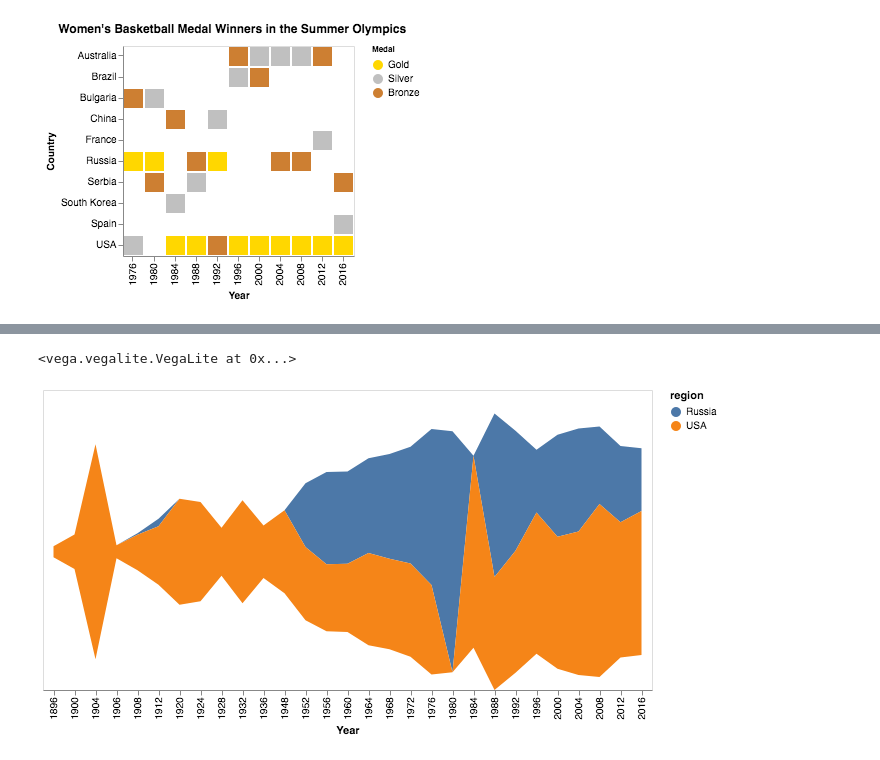
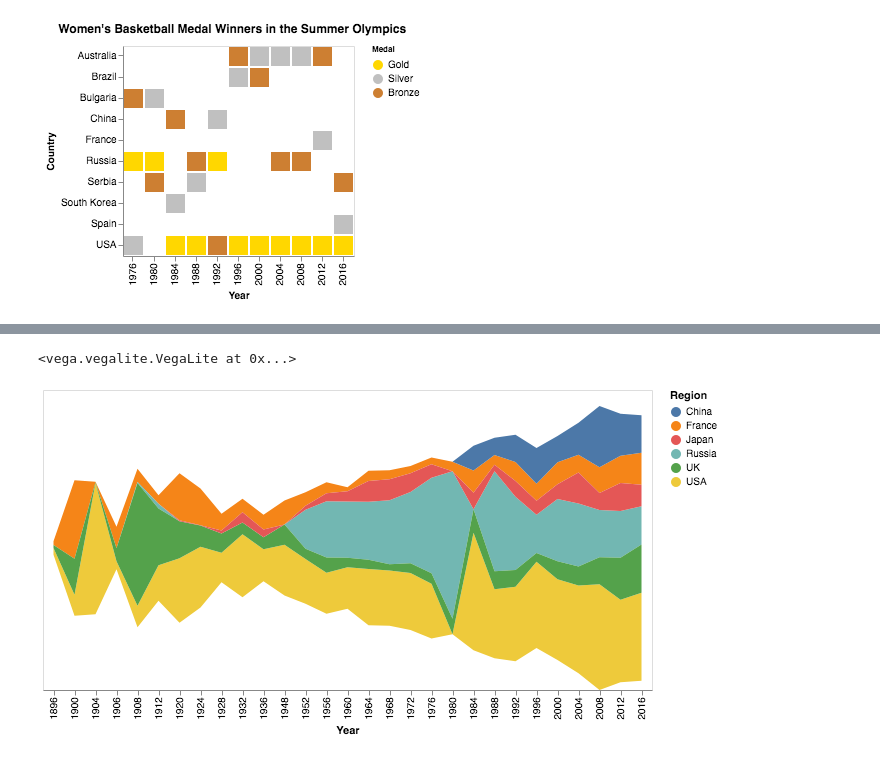
Before and after one commit to sarthakbatragatech/OlympicViz, a Jupyter notebook: 6. Medals.ipynb, the cells around one changed output, grey strips where cells are left out. Cells and saved outputs as stored; diff of their text form; code cells hidden in the pictures.

```diff
--- a/6. Medals.ipynb
+++ b/6. Medals.ipynb
@@ -108,4 +108,7 @@ chart2.save('plots/medals/women_basketball.png', scale_factor=7.0)
 # %%
 test = summer_medal[(summer_medal['region'] == 'USA') |
                     (summer_medal['region'] == 'Russia') |
-                    (summer_medal['region'] )]
+                    (summer_medal['region'] == 'China') |
+                   (summer_medal['region'] == 'France') |
+                   (summer_medal['region'] == 'UK') |
+                   (summer_medal['region'] == 'Japan')]
@@ -119,9 +115,9 @@ test = summer_medal[(summer_medal['region'] == 'USA') |
 # %%
 alt.Chart(test).mark_area().encode(
     alt.X('Year:N'),
     alt.Y('count(Medal):Q', stack='center', axis=None),
-    alt.Color('region:N')
+    alt.Color('region:N', title='Region')
 )
 # %% [output]
 <vega.vegalite.VegaLite at 0x...>
-[figure, old version]
+[figure, new version]
```
Also changed, not shown: parts of 1 cell of this notebook.
